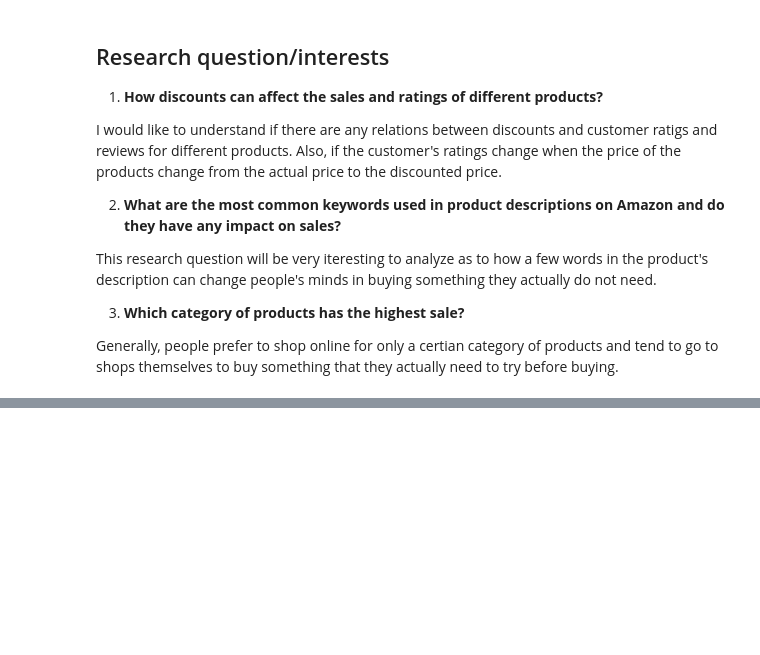
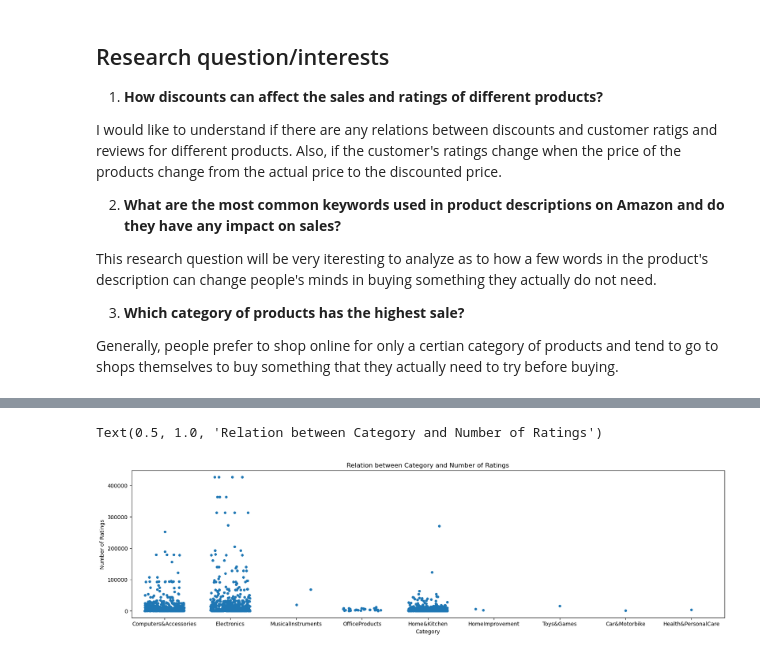
Before and after one commit to ubco-W2022T2-data301/project-group-group61, a Jupyter notebook: analysis/analysis1.ipynb, the cells around one changed output, grey strips where cells are left out. Drawn from its saved outputs; the diff is of its cells as text; code cells hidden in the pictures; blank space fills up the shorter version.

```diff
--- a/analysis/analysis1.ipynb
+++ b/analysis/analysis1.ipynb
@@ -33,0 +169,14 @@ Generally, people prefer to shop online for only a certian category of products
+# %%
+#Products grouped by Category and counted based on Rating Count
+
+plt.figure(figsize=(20,5))
+
+sns.stripplot(data=df, x='category', y='rating_count', jitter=0.3)
+plt.xlabel('Category')
+plt.ylabel('Number of Ratings')
+plt.title('Relation between Category and Number of Ratings')
+
+#Electronics have the highest rating count and Car and Motorbike and Health and Personal Care have the minimum.
+# %% [output]
+Text(0.5, 1.0, 'Relation between Category and Number of Ratings')
+[figure, added]
```
Also changed, not shown: parts of 16 cells of this notebook, 1 other file.
